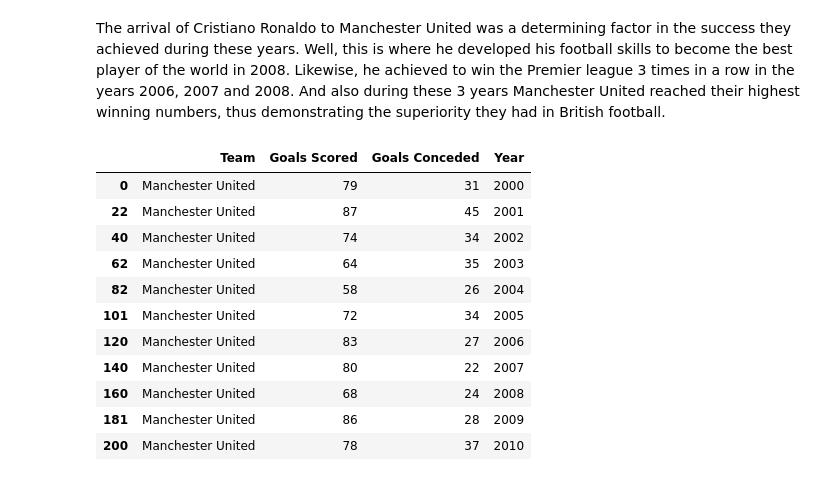
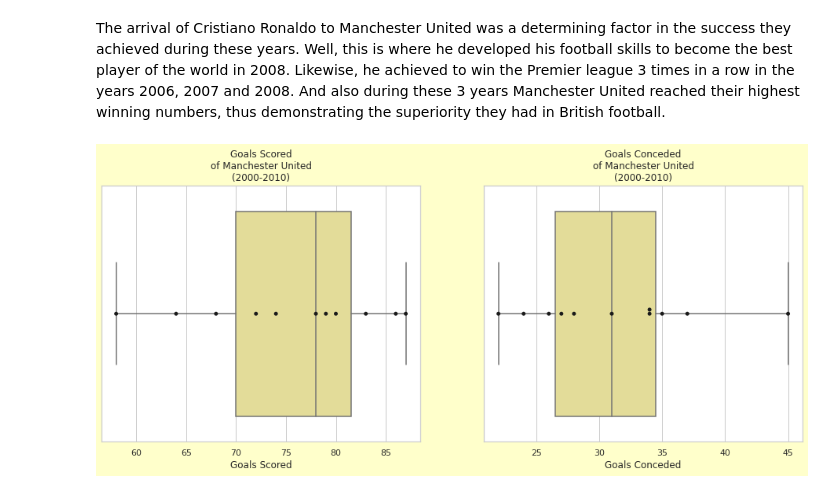
Before and after one commit to CarlosFOL/Premier_League, a Jupyter notebook: notebook.ipynb, the cells around one changed output. Saved outputs shown, nothing was run; the diff lists cells and outputs as text; code cells hidden in the pictures.

```diff
--- a/notebook.ipynb
+++ b/notebook.ipynb
@@ -186,20 +186,22 @@ years
 | 2010 | Manchester United | 1 |
 # %% [markdown]
 The arrival of Cristiano Ronaldo to Manchester United was a determining factor in the success  they achieved during these years. Well, this is where he developed his football skills to become the best player of the world in 2008. Likewise, he achieved to win the Premier league 3 times in a row in the years 2006, 2007 and 2008. And also during these 3 years Manchester United reached their highest winning numbers, thus demonstrating the superiority they had in British football.
-# %%
-#Analizar los goles que anotan y los que reciben a tráves de un boxplot
-df_goals = df_decade1.loc[df_decade1.Team == 'Manchester United', ['Team','Goals Scored', 'Goals Conceded', 'Year']]
-df_goals
-# %% [output]
-|  | Team | Goals Scored | Goals Conceded | Year |
-| 0 | Manchester United | 79 | 31 | 2000 |
-| 22 | Manchester United | 87 | 45 | 2001 |
-| 40 | Manchester United | 74 | 34 | 2002 |
-| 62 | Manchester United | 64 | 35 | 2003 |
-| 82 | Manchester United | 58 | 26 | 2004 |
-| 101 | Manchester United | 72 | 34 | 2005 |
-| 120 | Manchester United | 83 | 27 | 2006 |
-| 140 | Manchester United | 80 | 22 | 2007 |
-| 160 | Manchester United | 68 | 24 | 2008 |
-| 181 | Manchester United | 86 | 28 | 2009 |
-| 200 | Manchester United | 78 | 37 | 2010 |
+# %%
+#Analizar los goles que anotan y los que reciben a tráves de un boxplot
+df_goals = df_decade1.loc[df_decade1.Team == 'Manchester United', ['Team', 'Goals Scored', 'Goals Conceded', 'Year']]
+#Canvas
+fig = plt.figure(figsize=(16, 6))
+#Boxplot: Goals Scored
+ax1 = fig.add_subplot(1, 2, 1)
+ax1 = sns.boxplot(data=df_goals, x='Goals Scored', color='#F0E68C')
+ax1 = sns.swarmplot(data=df_goals, x='Goals Scored', color='k')
+ax1.set_title('Goals Scored\nof Manchester United\n(2000-2010)')
+#Boxplot: Goals Conceded
+ax2 = fig.add_subplot(1, 2, 2)
+ax2 = sns.boxplot(data=df_goals, x='Goals Conceded', color='#F0E68C')
+ax2 = sns.swarmplot(data=df_goals, x='Goals Conceded', color='k')
+ax2.set_title('Goals Conceded\nof Manchester United\n(2000-2010)')
+fig.set_facecolor('#FFFFCB')
+fig.show()
+# %% [output]
+[figure, added]
```
Also changed, not shown: parts of 21 cells of this notebook.
